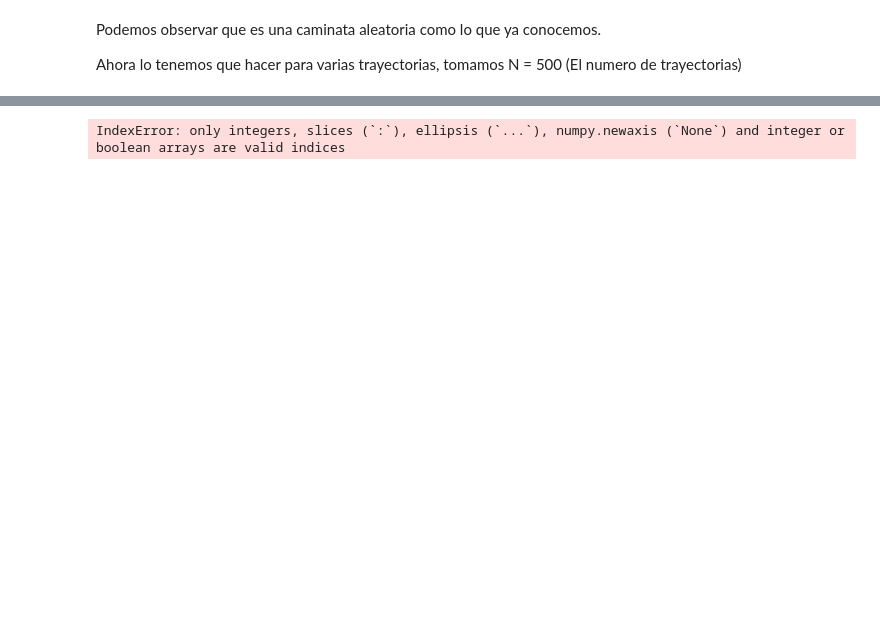
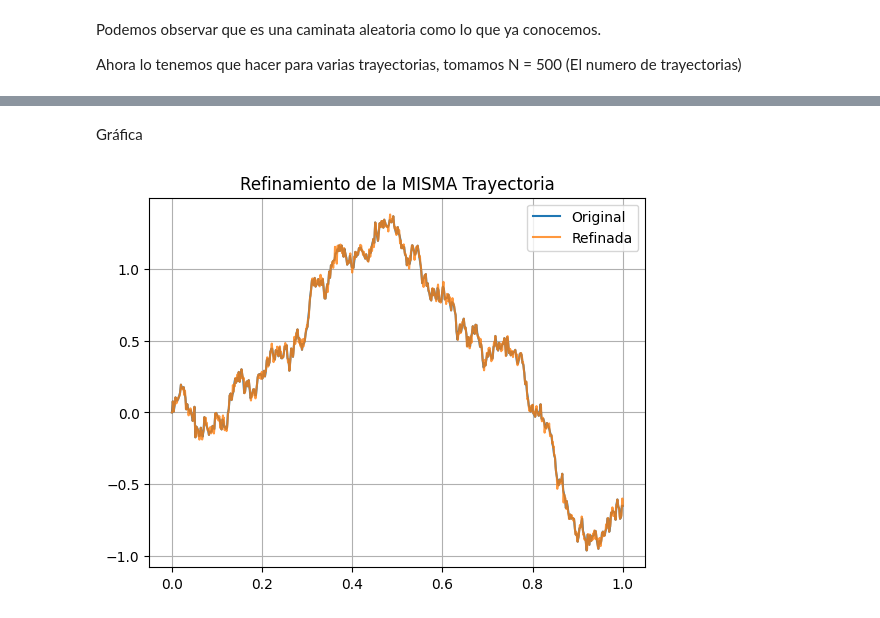
Before and after one commit to noemigarcia27/SImulacion-II, a Jupyter notebook: Movimiento_browniano.ipynb, the cells around one changed output, grey strips where cells are left out. Cells and saved outputs as stored; diff of their text form; code cells hidden in the pictures; blank space fills up the shorter version.

```diff
--- a/Movimiento_browniano.ipynb
+++ b/Movimiento_browniano.ipynb
@@ -81,8 +86,24 @@ Sirve para modelosar difusion
 # %%
-W = np.zeros(L)
+W_ref = np.zeros((2*L)-1)
 
-for i in range(0, L-1):
+W_ref[0::2] = W  # 0, 2, 4, ..., 2L
+
+for i in range(L-1):
   xi = rd.gauss(0,1)
-  W[ i+ 1/2 ] = 1/2 * (W[i] + W[i+1] ) + 1/2 * np.sqrt(St) * xi
+  W_med = 0.5*(W[i] + W[i+1]) + 0.5*np.sqrt(St)*xi
+
+  W_ref[2*i + 1] = W_med
-# %% [output]
-IndexError: only integers, slices (`:`), ellipsis (`...`), numpy.newaxis (`None`) and integer or boolean arrays are valid indices
+# %% [markdown]
+Gráfica
+# %%
+t_ref = np.linspace(0, T, 2*L - 1)
+
+# Graficamos
+plt.plot(t, W, label="Original")
+plt.plot(t_ref, W_ref, label="Refinada", alpha=0.8)
+plt.title("Refinamiento de la MISMA Trayectoria")
+plt.grid(True)
+plt.legend()
+plt.show()
+# %% [output]
+[figure, added]
```
Also changed, not shown: parts of 4 cells of this notebook.
